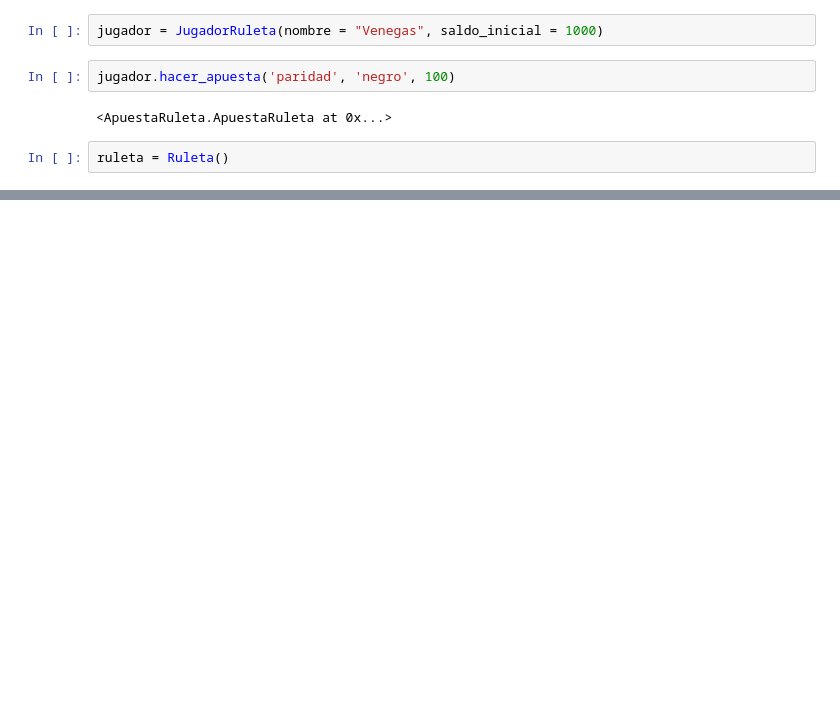
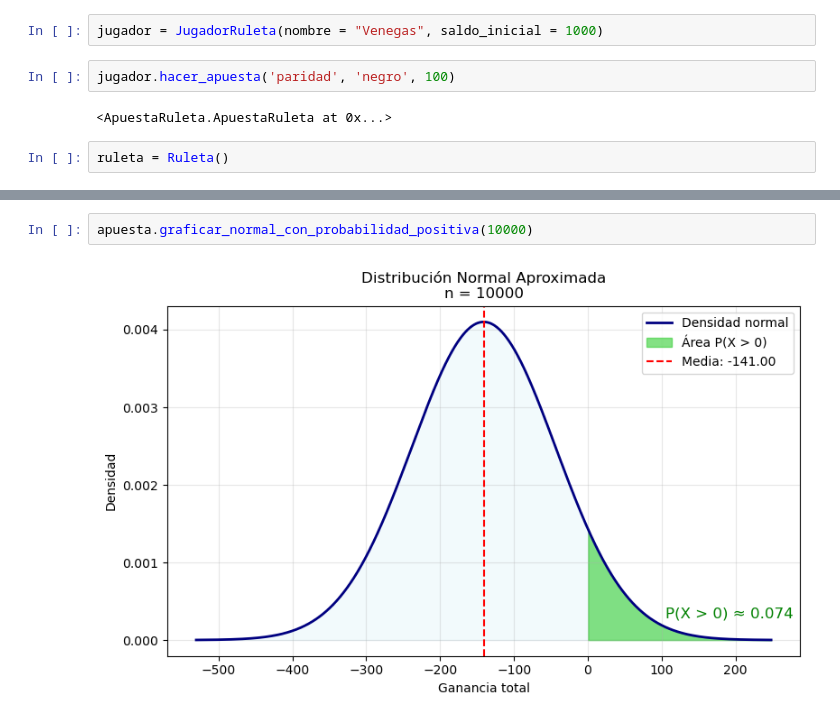
Before and after one commit to JEIKEL195/Proyecto_CA_0305, a Jupyter notebook: cod/Python/__main__.ipynb, the cells around one changed output, grey strips where cells are left out. Saved outputs shown, nothing was run; the diff lists cells and outputs as text; blank space fills up the shorter version.

```diff
--- a/cod/Python/__main__.ipynb
+++ b/cod/Python/__main__.ipynb
@@ -31,0 +210,4 @@ jugador.graficar_saldo()
+# %%
+apuesta.graficar_normal_con_probabilidad_positiva(10000)
+# %% [output]
+[figure, added]
```
Also changed, not shown: parts of 6 cells of this notebook, 8 other files.
